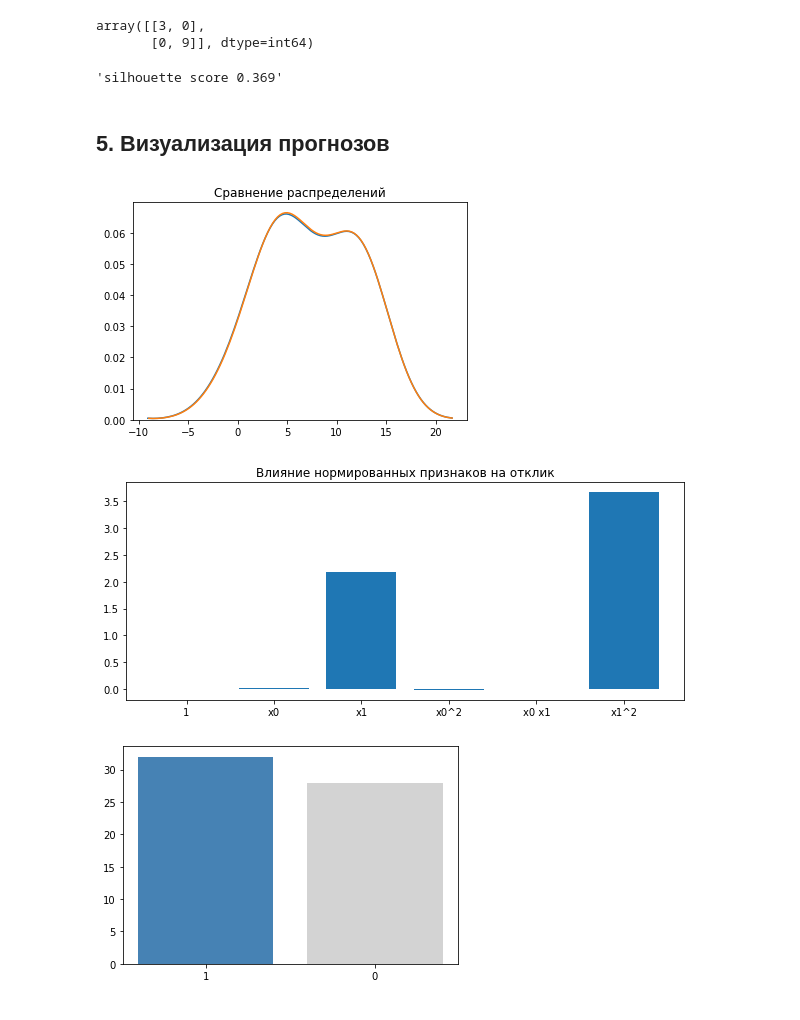
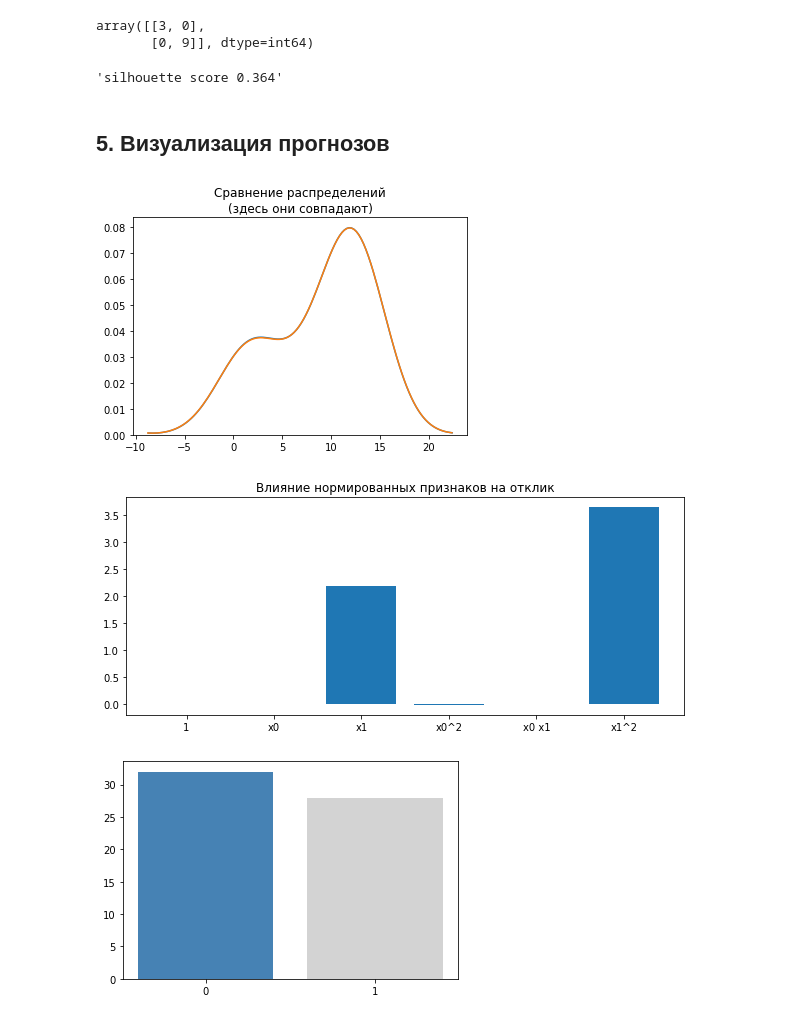
Before and after one commit to timeseries-ru/course, a Jupyter notebook: recipes_book.ipynb, the cells around one changed output. Cells and saved outputs as stored; diff of their text form; code cells hidden in the pictures.

```diff
--- a/recipes_book.ipynb
+++ b/recipes_book.ipynb
@@ -226,6 +226,8 @@ X_train, X_test, y_train, y_test, z_train, z_test, indices_train, indices_test =
     X, y, z, dataframe.index, # z, index, и даже y - необязательно, то есть можно X_train, X_test = train_test_split(X, random_state=...)
     random_state=1, # зафиксируем генератор случайных чисел для воспроизводимости
     test_size=0.2, # 20% тестовое множество
+    stratify=z # сохранять пропорции классов в разбиениях
+    # также по умолчанию этот метод перемешивает данные
 )
 
 print('X train shape:', X_train.shape, 'X test shape:', X_test.shape)
@@ -340,15 +342,15 @@ clusterer = KMeans(n_clusters=2).fit(pipeline.transform(X))
     clusterer.labels_
 )
 # %% [output]
-'silhouette score 0.369'
+'silhouette score 0.364'
 # %% [markdown]
 ## 5. Визуализация прогнозов
 # %%
-plt.title('Сравнение распределений')
+plt.title('Сравнение распределений\n(здесь они совпадают)')
 sns.distplot(y_test, hist=False)
 sns.distplot(linear.predict(pipeline.transform(X_test)), hist=False);
 # %% [output]
-[figure, old version]
+[figure, new version]
 # %%
 # у пайплайна возможно перечислить все его компоненты
 featurer = pipeline.steps[0][1]
@@ -357,7 +359,7 @@ plt.figure(figsize=(10, 4))
 plt.title('Влияние нормированных признаков на отклик')
 plt.bar(featurer.get_feature_names(), linear.coef_);
 # %% [output]
-[figure, old version]
+[figure, new version]
 # %%
 # еще барчарт
 plt.bar(pd.unique(clusterer.labels_).astype(str), pd.value_counts(clusterer.labels_), color=['steelblue', 'lightgray']);
```
Also changed, not shown: parts of 7 cells of this notebook, 1 other file.
